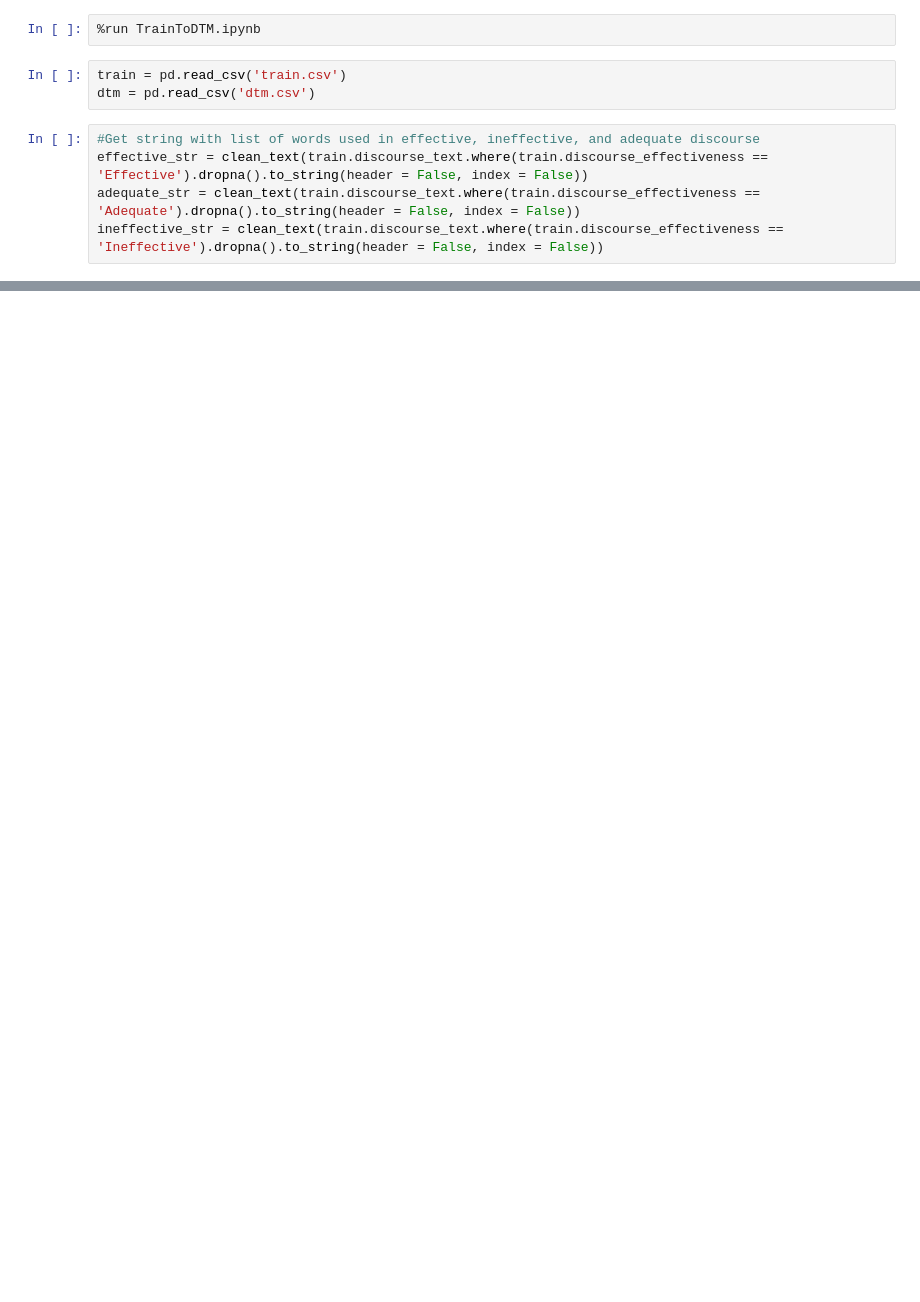
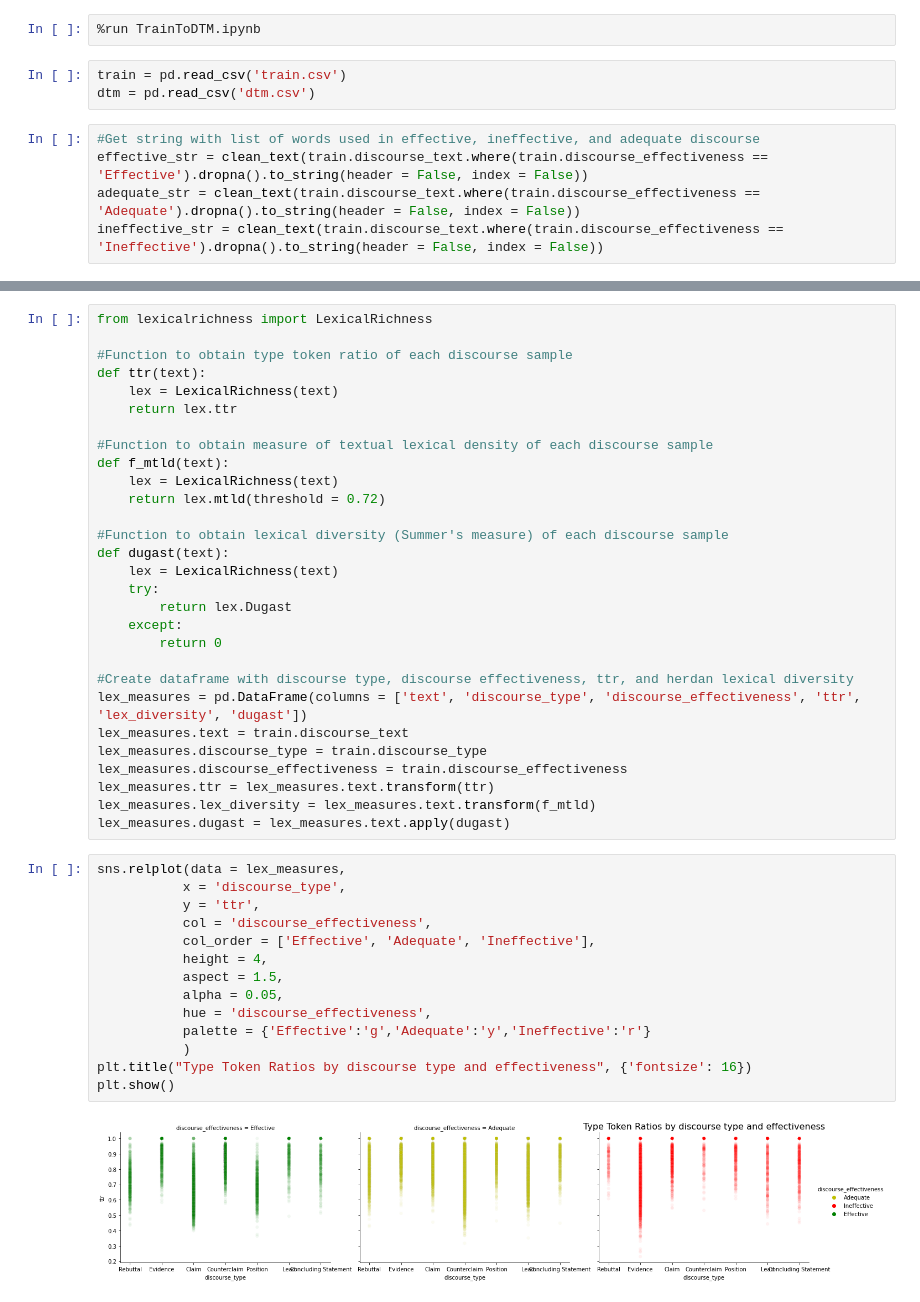
Before and after one commit to niki514/GSU_EffectiveArguments, a Jupyter notebook: DTM_Visualizations.ipynb, the cells around one changed output, grey strips where cells are left out. Saved outputs shown, nothing was run; the diff lists cells and outputs as text; blank space fills up the shorter version.

Commit message:
lexical diversity

```diff
--- a/DTM_Visualizations.ipynb
+++ b/DTM_Visualizations.ipynb
@@ -72,0 +80,45 @@ plt.show()
+# %%
+from lexicalrichness import LexicalRichness
+
+#Function to obtain type token ratio of each discourse sample
+def ttr(text):
+    lex = LexicalRichness(text)
+    return lex.ttr
+
+#Function to obtain measure of textual lexical density of each discourse sample
+def f_mtld(text):
+    lex = LexicalRichness(text)
+    return lex.mtld(threshold = 0.72)
+
+#Function to obtain lexical diversity (Summer's measure) of each discourse sample
+def dugast(text):
+    lex = LexicalRichness(text)
+    try:
+        return lex.Dugast
+    except:
+        return 0
+
+#Create dataframe with discourse type, discourse effectiveness, ttr, and herdan lexical diversity
+lex_measures = pd.DataFrame(columns = ['text', 'discourse_type', 'discourse_effectiveness', 'ttr', 'lex_diversity', 'dugast'])
+lex_measures.text = train.discourse_text
+lex_measures.discourse_type = train.discourse_type
+lex_measures.discourse_effectiveness = train.discourse_effectiveness
+lex_measures.ttr = lex_measures.text.transform(ttr)
+lex_measures.lex_diversity = lex_measures.text.transform(f_mtld)
+lex_measures.dugast = lex_measures.text.apply(dugast)
+# %%
+sns.relplot(data = lex_measures,
+           x = 'discourse_type',
+           y = 'ttr',
+           col = 'discourse_effectiveness',
+           col_order = ['Effective', 'Adequate', 'Ineffective'],
+           height = 4,
+           aspect = 1.5,
+           alpha = 0.05,
+           hue = 'discourse_effectiveness',
+           palette = {'Effective':'g','Adequate':'y','Ineffective':'r'}
+           )
+plt.title("Type Token Ratios by discourse type and effectiveness", {'fontsize': 16})
+plt.show()
+# %% [output]
+[figure, added]
```
Also changed, not shown: parts of 7 cells of this notebook, 1 other file.
